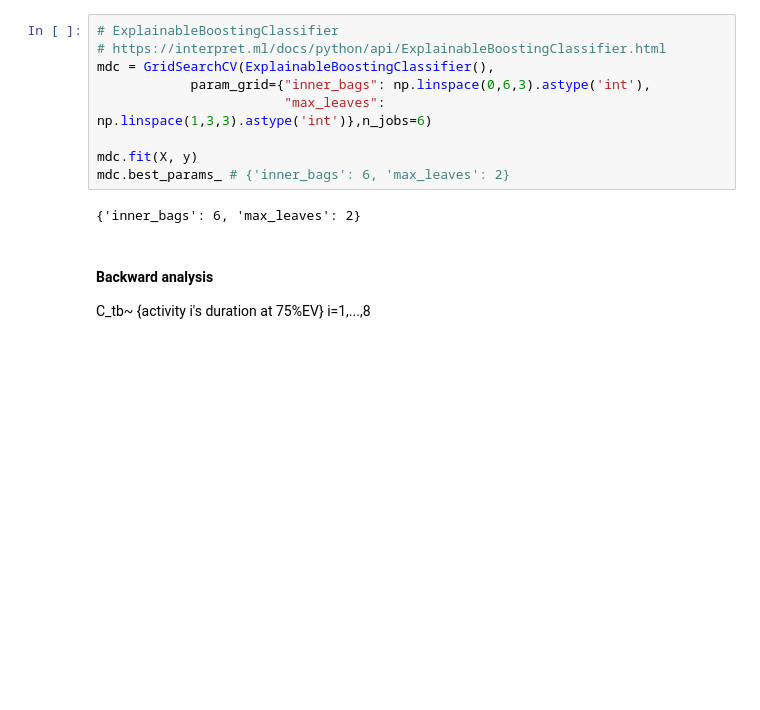
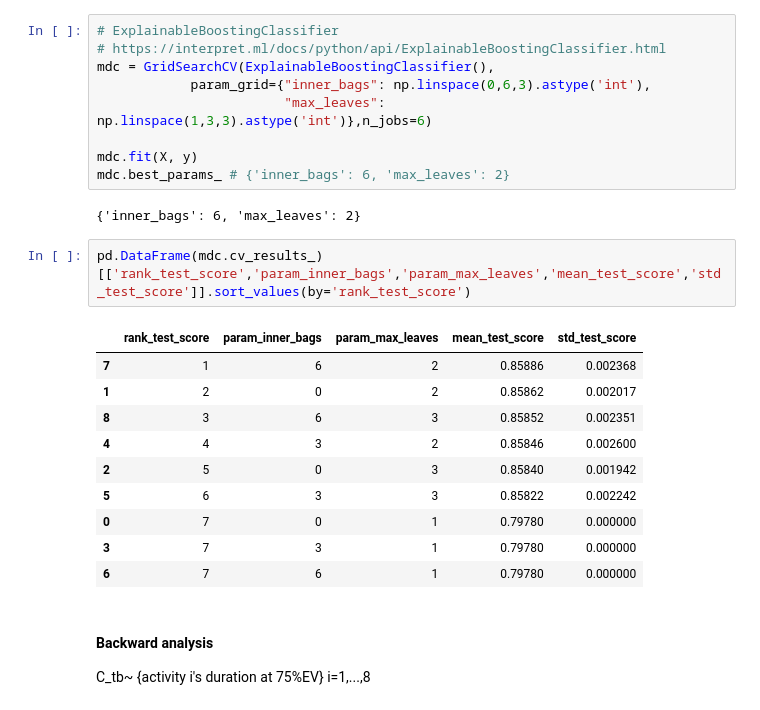
Before and after one commit to jismartin/evmxboost, a Jupyter notebook: evmxboost_model_selection.ipynb, the cells around one changed output. Cells and saved outputs as stored; diff of their text form; blank space fills up the shorter version.

```diff
--- a/evmxboost_model_selection.ipynb
+++ b/evmxboost_model_selection.ipynb
@@ -459,6 +500,19 @@ mdc.fit(X, y)
 mdc.best_params_ # {'inner_bags': 6, 'max_leaves': 2}
 # %% [output]
 {'inner_bags': 6, 'max_leaves': 2}
+# %%
+pd.DataFrame(mdc.cv_results_)[['rank_test_score','param_inner_bags','param_max_leaves','mean_test_score','std_test_score']].sort_values(by='rank_test_score')
+# %% [output]
+|  | rank_test_score | param_inner_bags | param_max_leaves | mean_test_score | std_test_score |
+| 7 | 1 | 6 | 2 | 0.85886 | 0.002368 |
+| 1 | 2 | 0 | 2 | 0.85862 | 0.002017 |
+| 8 | 3 | 6 | 3 | 0.85852 | 0.002351 |
+| 4 | 4 | 3 | 2 | 0.85846 | 0.002600 |
+| 2 | 5 | 0 | 3 | 0.85840 | 0.001942 |
+| 5 | 6 | 3 | 3 | 0.85822 | 0.002242 |
+| 0 | 7 | 0 | 1 | 0.79780 | 0.000000 |
+| 3 | 7 | 3 | 1 | 0.79780 | 0.000000 |
+| 6 | 7 | 6 | 1 | 0.79780 | 0.000000 |
 # %% [markdown]
 #### Backward analysis
 C_tb~ {activity i's duration at 75%EV} i=1,...,8
```
Also changed, not shown: parts of 5 cells of this notebook, 43 other files.
